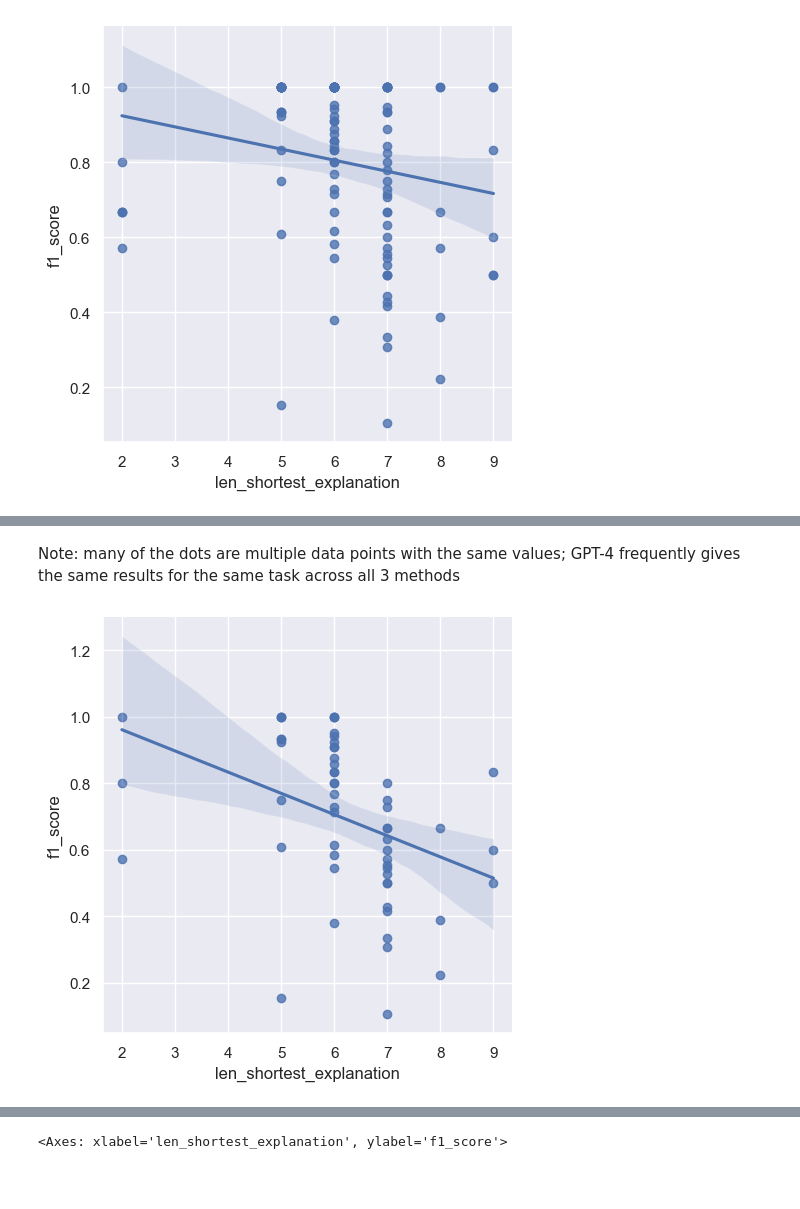
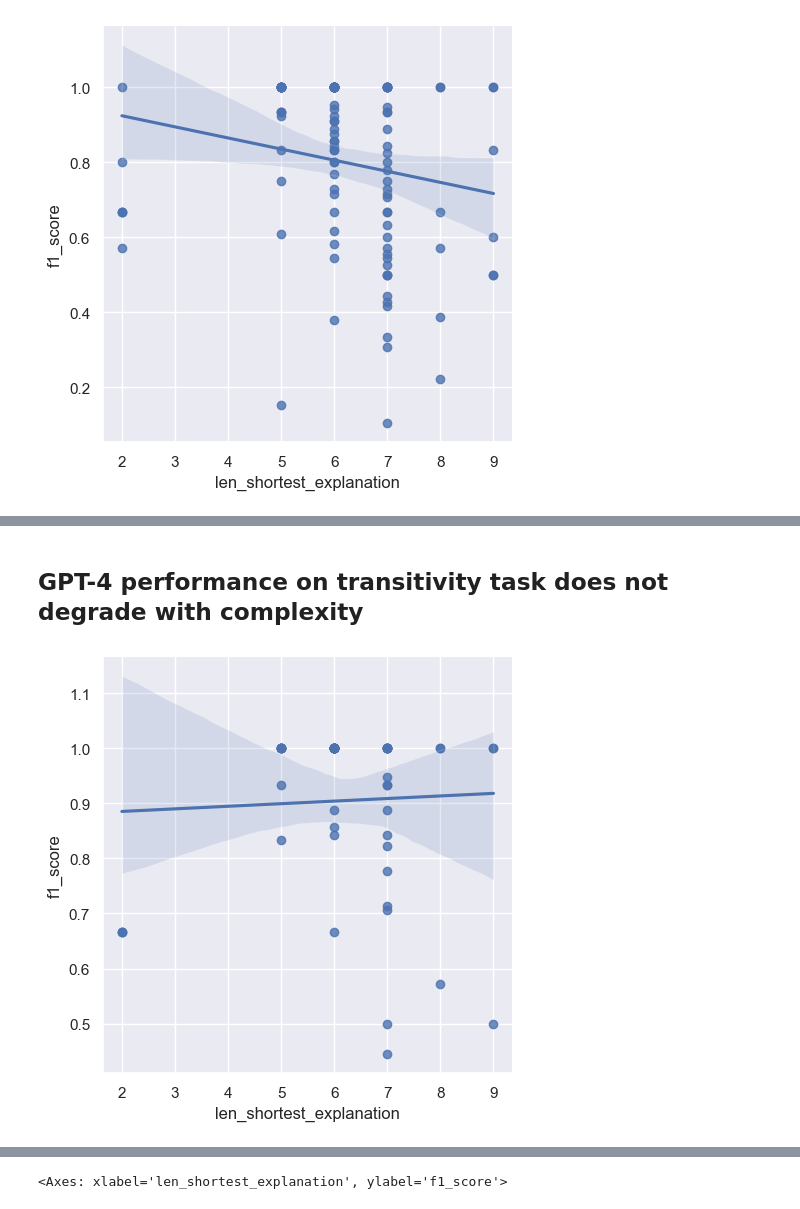
Before and after one commit to cmungall/gpt-reasoning-manuscript, a Jupyter notebook: notebooks/ReasonGPT-Results.ipynb, the cells around one changed output, grey strips where cells are left out. Drawn from its saved outputs; the diff is of its cells as text; code cells hidden in the pictures; blank space fills up the shorter version.

```diff
--- a/notebooks/ReasonGPT-Results.ipynb
+++ b/notebooks/ReasonGPT-Results.ipynb
@@ -231,0 +205,19 @@ pv_pivot.reset_index()[["model", "method"] + list(cmap.values()) ].to_markdown("
+# %%
+cmap = {
+   "ABoxTask": "abox",
+    "EntailedIndirectSuperClassTask": "indirect",
+    "EntailedSubClassOfExpressionTask": "expr",
+    "EntailedTransitiveSuperClassTask": "superc",
+    "MostRecentCommonSubsumerTask": "mrca",
+    "OntologyCoherencyTask": "sat",
+}
+tmap = {
+    "basic": "basic",
+    "chain_of_thought": "cot",
+    "explanation": "expl",
+}
+# %%
+df["task"] = df.apply(lambda row: cmap[row["task_type"]], axis=1)
+df["mthd"] = df.apply(lambda row: tmap[row["method"]], axis=1)
+pv_pivot = df.pivot_table(index=["model", "mthd"], columns="task", values=F1)
+pv_pivot.style.highlight_max(axis=0, props='font-weight:bold').format(precision=3)
@@ -267,9 +271,12 @@ plt.show()
-# %% [markdown]
-Note: many of the dots are multiple data points with the same values; GPT-4 frequently gives the same results for the same task across all 3 methods
-# %%
-sns.set(color_codes=True)
-np.random.seed(sum(map(ord, "regression")))
-sns.lmplot(x=COMPLEXITY, y=F1, data=df.query("task_type == 'EntailedTransitiveSuperClassTask' and model == 'gpt-3.5-turbo'"))
-plt.show()
-# %% [output]
-[figure, removed]
+# %% [markdown]
+## GPT-4 performance on transitivity task does not degrade with complexity
+# %%
+df_tr_4 = data=df.query("task_type == 'EntailedTransitiveSuperClassTask' and model == 'gpt-4'")
+df_tr_3 = data=df.query("task_type == 'EntailedTransitiveSuperClassTask' and model == 'gpt-3.5-turbo'")
+# %%
+sns.set(color_codes=True)
+np.random.seed(sum(map(ord, "regression")))
+sns.lmplot(x=COMPLEXITY, y=F1, data=df_tr_4)
+plt.show()
+# %% [output]
+[figure, added]
```
Also changed, not shown: parts of 28 cells of this notebook, 4 other files.
